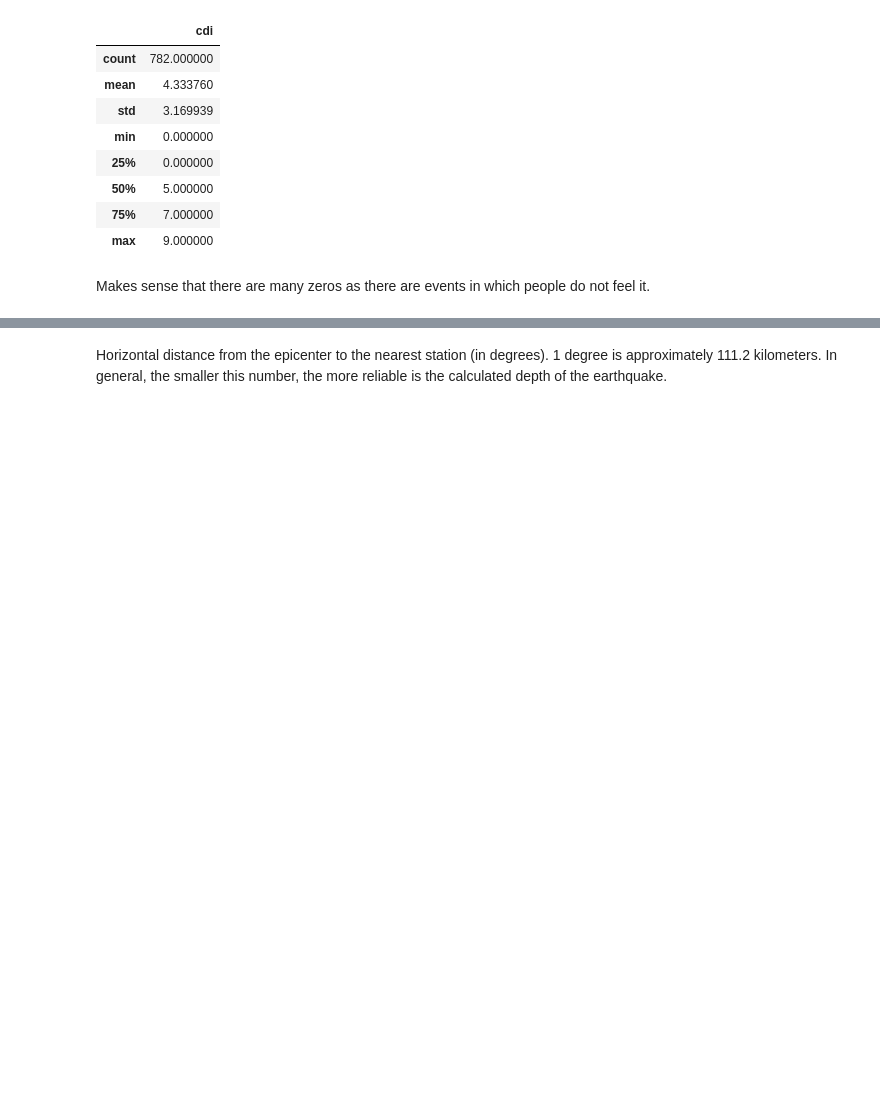
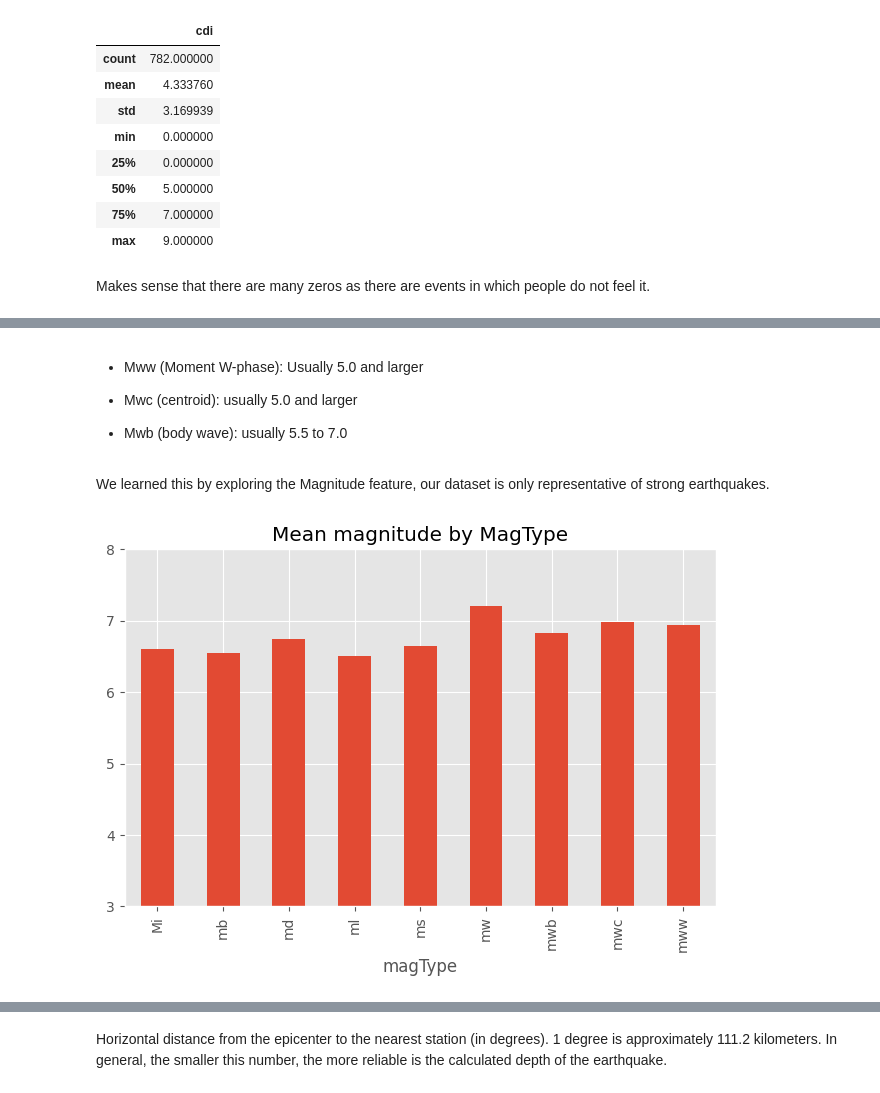
Before and after one commit to LuisMongeB/Earthquake-Alert-Prediction, a Jupyter notebook: eda.ipynb, the cells around one changed output, grey strips where cells are left out. Saved outputs shown, nothing was run; the diff lists cells and outputs as text; code cells hidden in the pictures; blank space fills up the shorter version.

```diff
--- a/eda.ipynb
+++ b/eda.ipynb
@@ -372,0 +389,15 @@ Makes sense that there are many zeros as there are events in which people do not
+# %% [markdown]
+* Mww (Moment W-phase):  Usually 5.0 and larger
+
+* Mwc (centroid): usually 5.0 and larger
+
+* Mwb (body wave): usually 5.5 to 7.0
+# %% [markdown]
+We learned this by exploring the Magnitude feature, our dataset is only representative of strong earthquakes.
+# %%
+plt.title("Mean magnitude by MagType")
+quakes.groupby('magType')['magnitude'].mean().plot(kind='bar')
+plt.ylim(3,8)
+plt.tight_layout()
+# %% [output]
+[figure, added]
```
Also changed, not shown: parts of 42 cells of this notebook.
